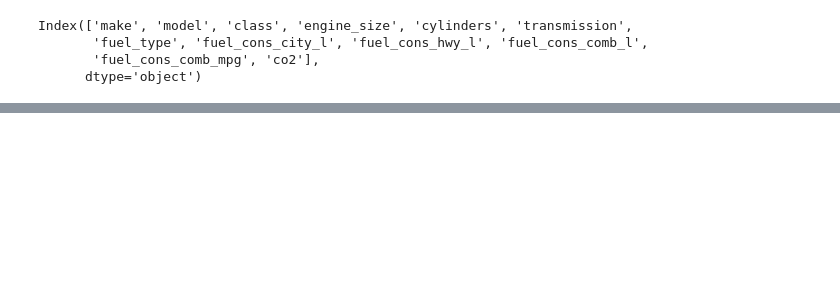
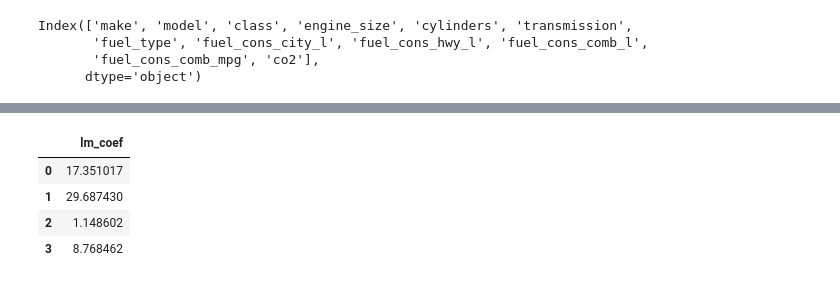
Before and after one commit to ssamiyavuzz/CO2-Emission-Project, a Jupyter notebook: CO2_Emission_Project.ipynb, the cells around one changed output, grey strips where cells are left out. Cells and saved outputs as stored; diff of their text form; code cells hidden in the pictures; blank space fills up the shorter version.

```diff
--- a/CO2_Emission_Project.ipynb
+++ b/CO2_Emission_Project.ipynb
@@ -394,0 +448,11 @@ array([[-0.12149345, -0.03060686, -0.02283068, -0.04952455],
+# %%
+# Linear Models Coef
+
+lm_df = pd.DataFrame(lm.coef_, columns = ["lm_coef"])
+lm_df
+# %% [output]
+|  | lm_coef |
+| 0 | 17.351017 |
+| 1 | 29.687430 |
+| 2 | 1.148602 |
+| 3 | 8.768462 |
```
Also changed, not shown: parts of 29 cells of this notebook.
